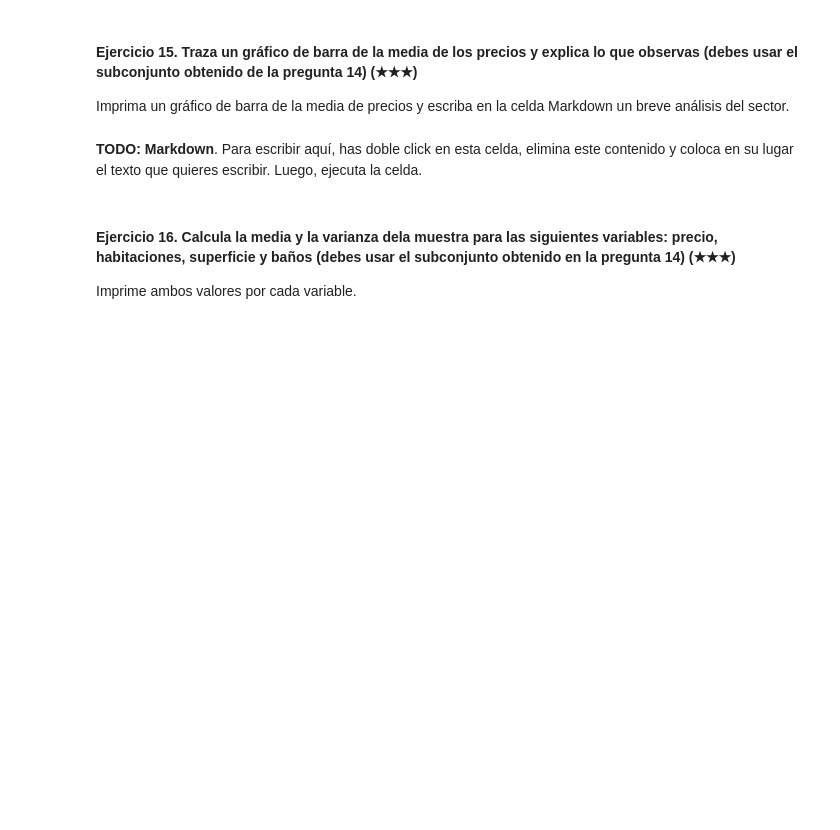
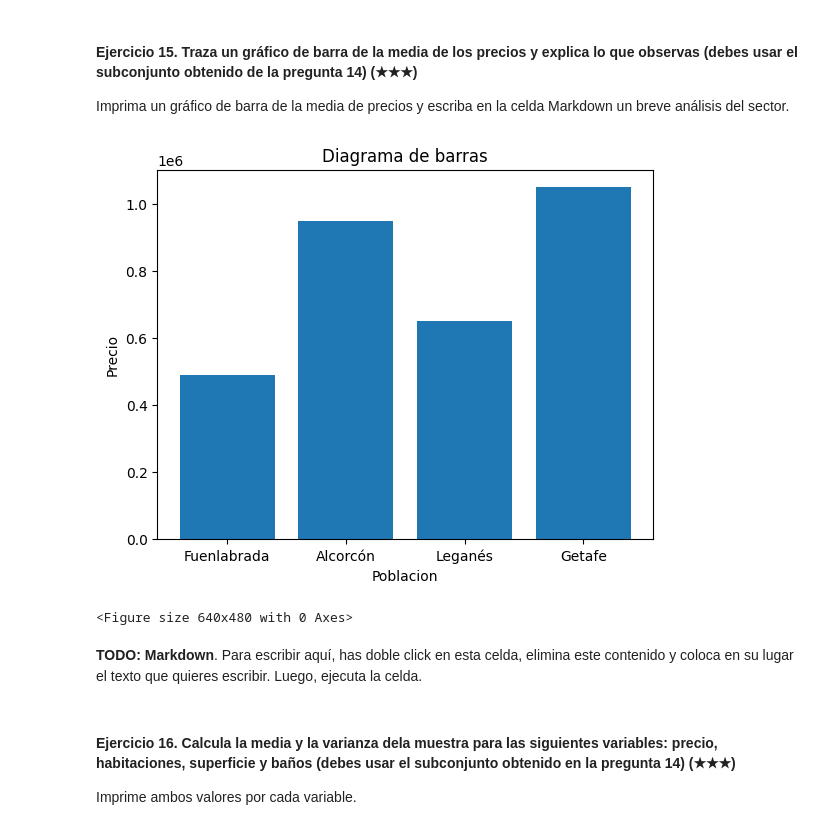
Before and after one commit to amalia1501/realestate-datacleanup-exercise, a Jupyter notebook: project.es.ipynb, the cells around one changed output. Cells and saved outputs as stored; diff of their text form; code cells hidden in the pictures; blank space fills up the shorter version.

```diff
--- a/project.es.ipynb
+++ b/project.es.ipynb
@@ -143,3 +362,14 @@ Imprima la población y el número de casas.
 Pista: Filtra el Dataframe original usando la columna `level5` y la función `isin`
 # %%
 # TODO
+# Poblaciones a incluir
+poblaciones = ["Fuenlabrada", "Leganés", "Getafe","Alcorcón"]
+
+# # Leer el dataframe original
+# df_original = pd.read_csv("data.csv")
+
+# Filtrar el dataframe por las poblaciones
+ds_filtrado = ds[ds["level5"].isin(poblaciones)]
+
+# Mostrar el dataframe filtrado
+print(ds_filtrado)
@@ -149,6 +397,28 @@ Pista: Filtra el Dataframe original usando la columna `level5` y la función `is
 Imprima un gráfico de barra de la media de precios y escriba en la celda Markdown un breve análisis del sector.
 # %%
 # TODO: Code
+# Seleccionar la variable para el eje X
+x = ds_filtrado["level5"]
+
+# Seleccionar la variable para el eje Y
+y = ds_filtrado["price"]
+
+# Crear el diagrama de barras
+plt.bar(x, y)
+
+# Agregar un título
+plt.title("Diagrama de barras")
+
+# Agregar etiquetas a los ejes
+plt.xlabel("Poblacion")
+plt.ylabel("Precio")
+
+# Mostrar el diagrama
+plt.show()
+plt.savefig("diagrama_barras.png")
+# %% [output]
+[figure, added]
+<Figure size 640x480 with 0 Axes>
 # %% [markdown]
 **TODO: Markdown**. Para escribir aquí, has doble click en esta celda, elimina este contenido y coloca en su lugar el texto que quieres escribir. Luego, ejecuta la celda.
 # %% [markdown]
```
Also changed, not shown: parts of 22 cells of this notebook, 2 other files.
